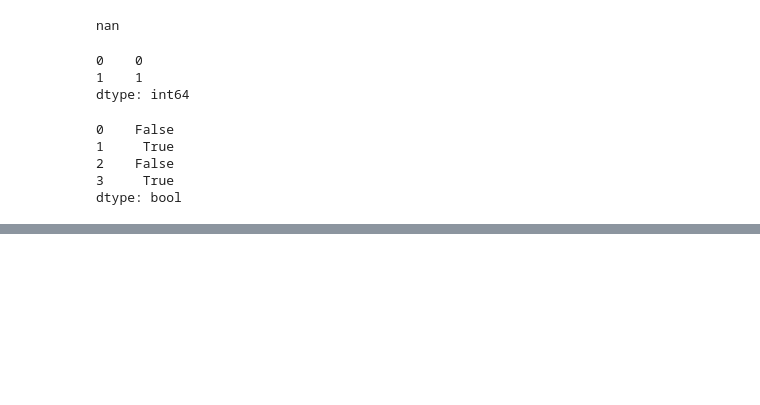
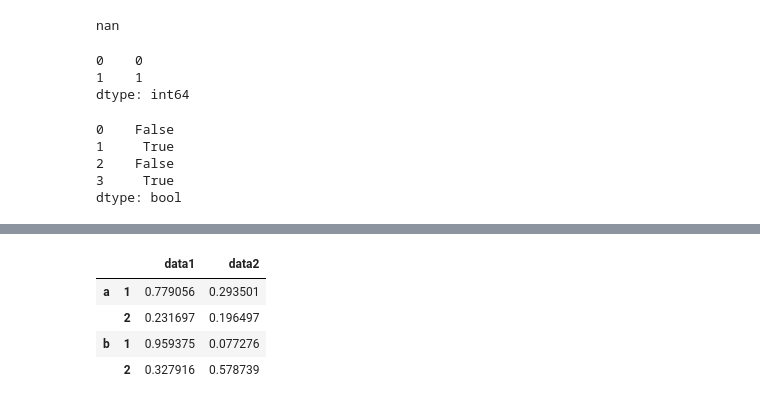
Before and after one commit to PeinWu/data-science-ipython-notebook, a Jupyter notebook: Pandas.ipynb, the cells around one changed output, grey strips where cells are left out. Saved outputs shown, nothing was run; the diff lists cells and outputs as text; code cells hidden in the pictures; blank space fills up the shorter version.

```diff
--- a/Pandas.ipynb
+++ b/Pandas.ipynb
@@ -554,0 +724,12 @@ dtype: bool
+# %%
+
+df = pd.DataFrame(np.random.rand(4, 2),
+                  index=[['a', 'a', 'b', 'b'], [1, 2, 1, 2]],
+                  columns=['data1', 'data2'])
+df
+# %% [output]
+|  |  | data1 | data2 |
+| a | 1 | 0.779056 | 0.293501 |
+|  | 2 | 0.231697 | 0.196497 |
+| b | 1 | 0.959375 | 0.077276 |
+|  | 2 | 0.327916 | 0.578739 |
```
Also changed, not shown: parts of 26 cells of this notebook.
